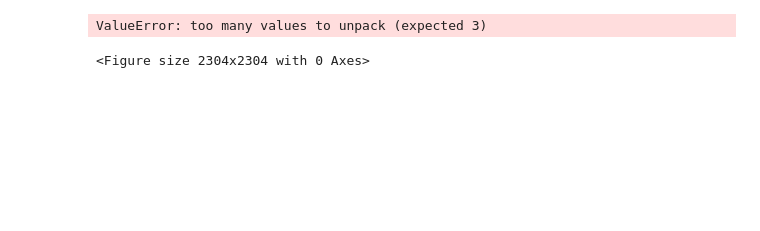
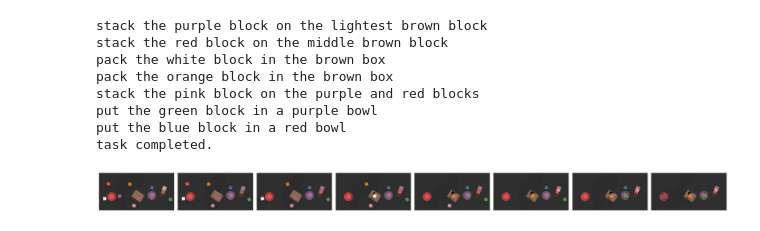
Before and after one commit to JieruiLin/cliport, a Jupyter notebook: notebooks/clip_score.ipynb, the cells around one changed output. Cells and saved outputs as stored; diff of their text form; code cells hidden in the pictures; blank space fills up the shorter version.

```diff
--- a/notebooks/clip_score.ipynb
+++ b/notebooks/clip_score.ipynb
@@ -23,7 +23,7 @@ augment = True
 ### Uncomment the task you want to generate ###
 #task = 'stack-block-pyramid-seq-seen-colors'
 #task = 'packing-shapes-train'
-task = 'packing-and-stacking'
+task = 'packing-stacking-putting-same-objects'
 
 ### visualization settings
 max_episodes = 1
@@ -59,40 +59,49 @@ rows = 1
 episode_images = []
 episode_descrptions = []
 for step in range(min(max_steps, len(episode))):
-    obs_init, obs_goal, embedding = episode[step]
+    obs, act, reward, info, embedding = episode[step]
+
     num_images = len(obs['color'])
 
     cam_config = None
     if b'camera_info' in info:
         cam_config = ds.get_cam_config(info[b'camera_info'])
 
     img_depth = ds.get_image(obs, cam_config=cam_config)
     img_tensor = torch.from_numpy(img_depth)
     img = np.uint8(img_tensor.detach().cpu().numpy())
     img = img.transpose(1,0,2)
 
     if step < len(episode)-1 and episode[step]:
-        batch = ds.process_sample(episode[step], augment=augment)
+        batch = ds.process_sample(episode[step], augment=None)
     else:
         batch = ds.process_goal(episode[step], perturb_params=None)
 
     img_sample = batch['img']
     img_sample = torch.from_numpy(img_sample)
     color = np.uint8(img_sample.detach().cpu().numpy())[:,:,:3]
     color = color.transpose(1,0,2)
     episode_images.append(color)
     episode_descrptions.append(batch['lang_goal'])
+    print(batch['lang_goal'])
     fig.add_subplot(rows, columns, step + 1)
     ax = plt.gca()
     ax.axes.xaxis.set_visible(False)
     ax.axes.yaxis.set_visible(False)
     plt.imshow(color)
 
 plt.tight_layout()
 plt.show()
 # %% [output]
-ValueError: too many values to unpack (expected 3)
+stack the purple block on the lightest brown block
+stack the red block on the middle brown block
+pack the white block in the brown box
+pack the orange block in the brown box
+stack the pink block on the purple and red blocks
+put the green block in a purple bowl
+put the blue block in a red bowl
+task completed.
-<Figure size 2304x2304 with 0 Axes>
+[figure, added]
 # %%
 def convert_action_description_to_pre_and_post_conditions(text):
     text_tokens = text.split()
```
Also changed, not shown: 5 other files.
